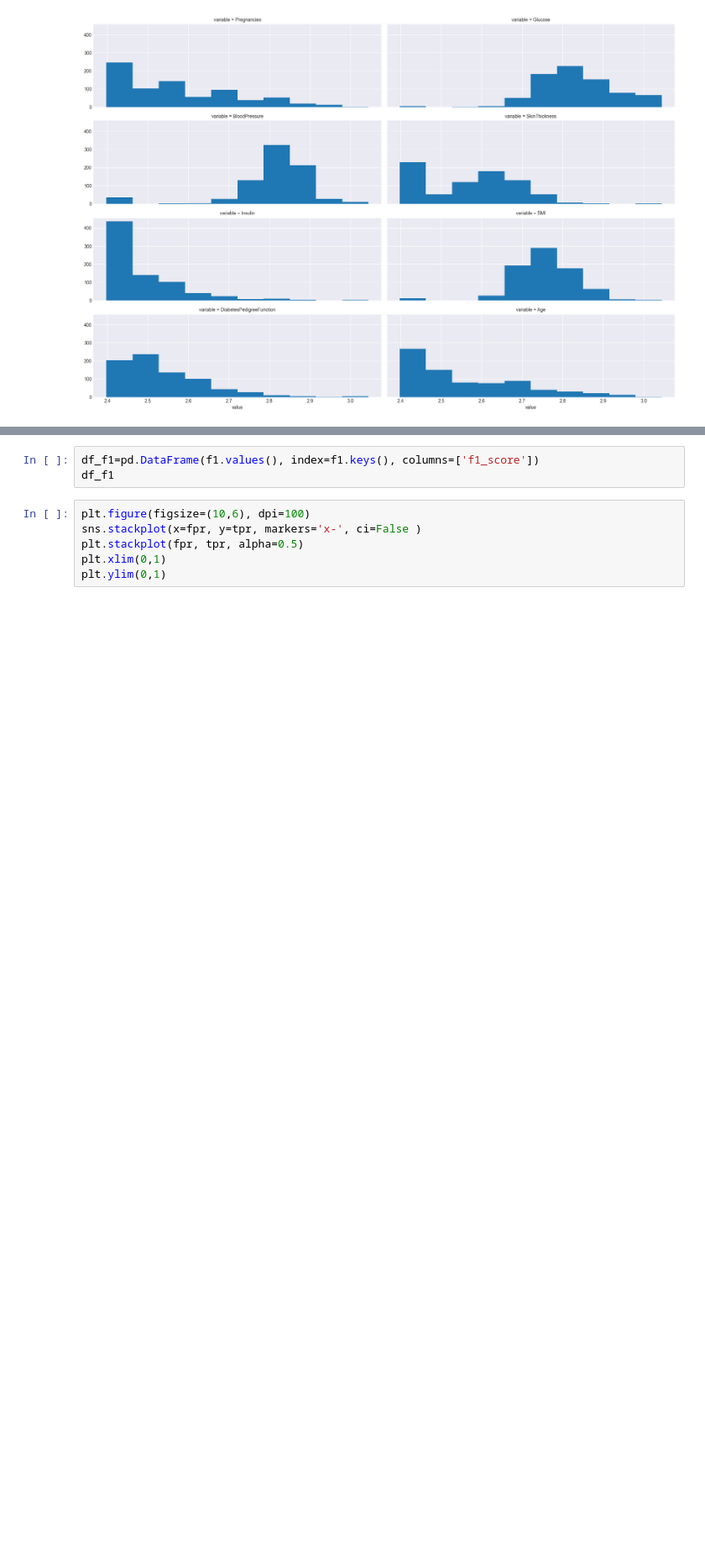
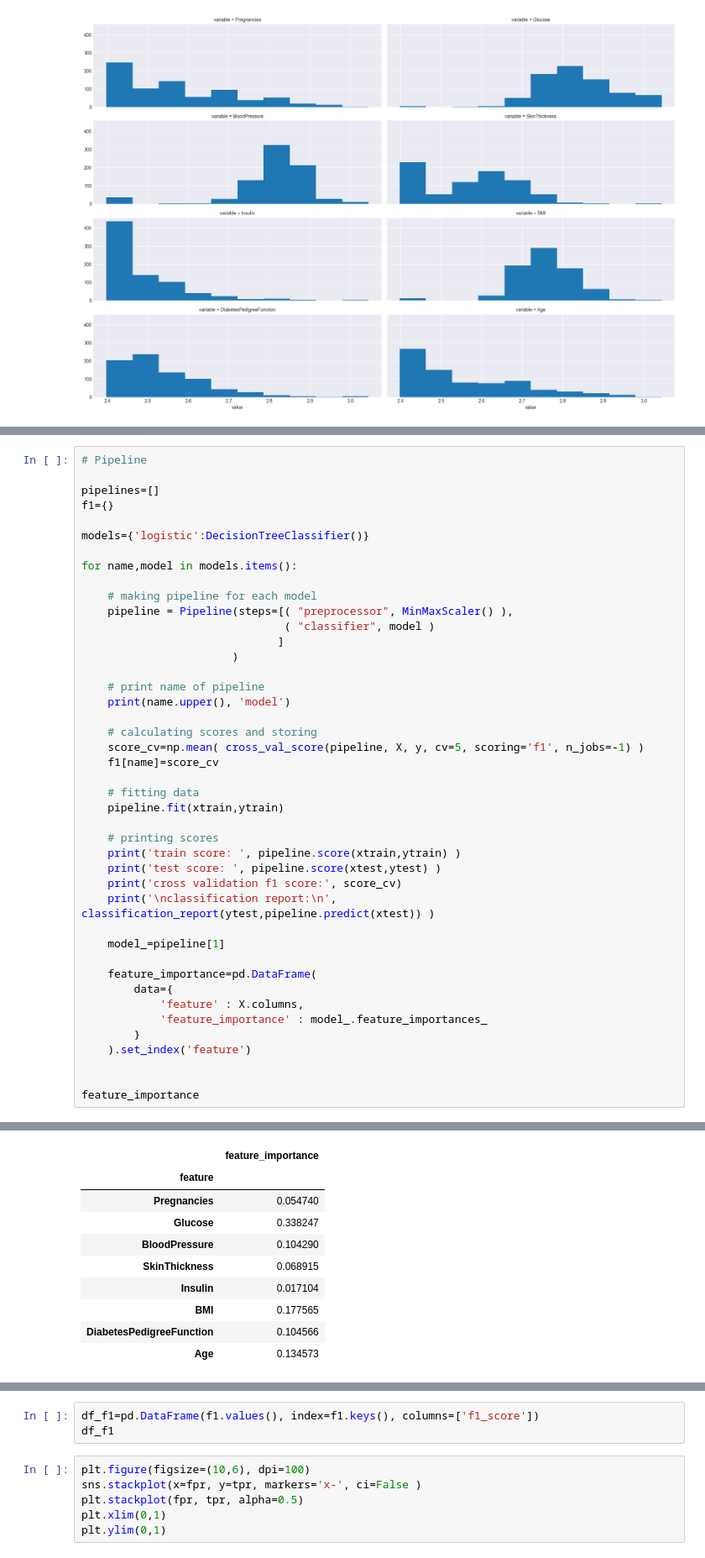
Before and after one commit to afzalmp40/ML-Basic, a Jupyter notebook: Supervised/Classification/pima diabetes/pima old.ipynb, the cells around one changed output, grey strips where cells are left out. Shown: that part at 84% size. Saved outputs shown, nothing was run; the diff lists cells and outputs as text; blank space fills up the shorter version.

```diff
--- a/Supervised/Classification/pima diabetes/pima old.ipynb
+++ b/Supervised/Classification/pima diabetes/pima old.ipynb
@@ -281,0 +344,44 @@ SPMP()
+# %%
+# Pipeline
+
+pipelines=[]
+f1={}
+
+models={'logistic':DecisionTreeClassifier()}
+
+for name,model in models.items():
+
+    # making pipeline for each model
+    pipeline = Pipeline(steps=[( "preprocessor", MinMaxScaler() ),
+                               ( "classifier", model )
+                              ]
+                       )
+
+    # print name of pipeline
+    print(name.upper(), 'model')
+
+    # calculating scores and storing
+    score_cv=np.mean( cross_val_score(pipeline, X, y, cv=5, scoring='f1', n_jobs=-1) )
+    f1[name]=score_cv
+
+    # fitting data
+    pipeline.fit(xtrain,ytrain)
+
+    # printing scores
+    print('train score: ', pipeline.score(xtrain,ytrain) )
+    print('test score: ', pipeline.score(xtest,ytest) )
+    print('cross validation f1 score:', score_cv)
+    print('\nclassification report:\n', classification_report(ytest,pipeline.predict(xtest)) )
+
+    model_=pipeline[1]
+
+    feature_importance=pd.DataFrame(
+        data={
+            'feature' : X.columns,
+            'feature_importance' : model_.feature_importances_
+        }
+    ).set_index('feature')
+
+
+feature_importance
+# %% [output]
@@ -281,0 +402,10 @@ SPMP()
+|  | feature_importance |
+| feature |  |
+| Pregnancies | 0.054740 |
+| Glucose | 0.338247 |
+| BloodPressure | 0.104290 |
+| SkinThickness | 0.068915 |
+| Insulin | 0.017104 |
+| BMI | 0.177565 |
+| DiabetesPedigreeFunction | 0.104566 |
+| Age | 0.134573 |
```
Also changed, not shown: parts of 5 cells of this notebook, 1 other file.
